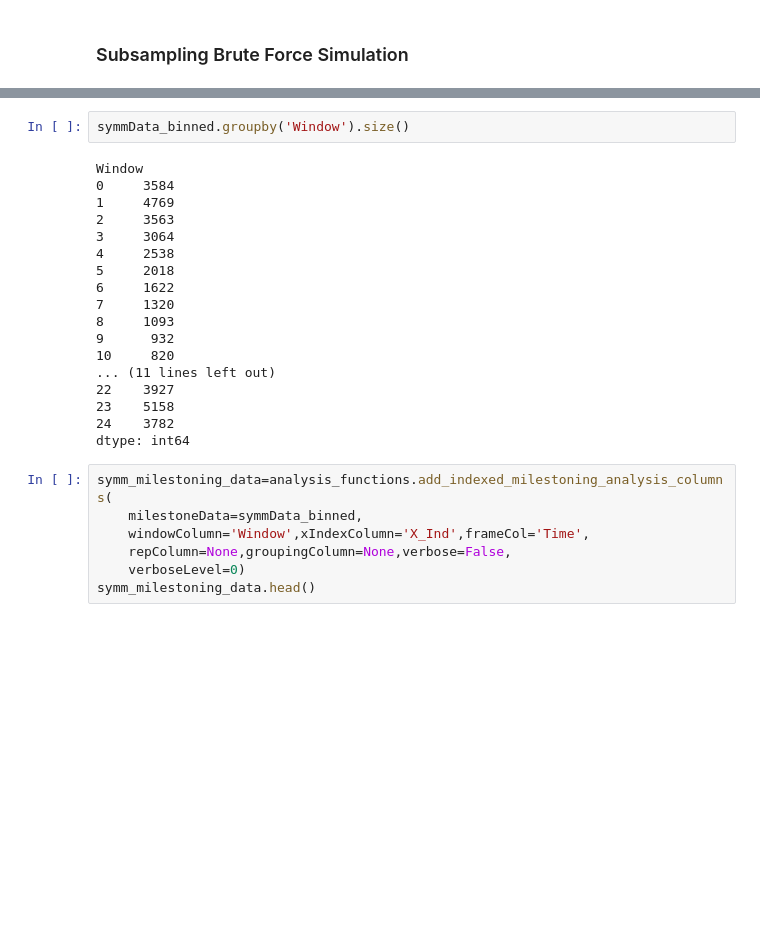
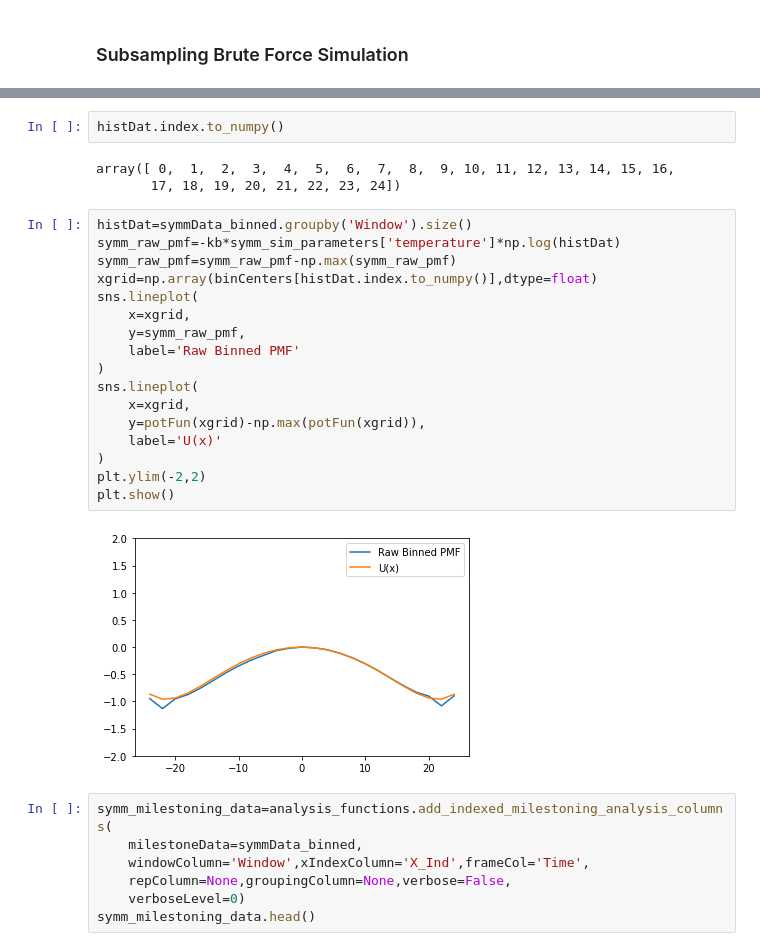
Before and after one commit to wesleymsmith/Milestone_Error_Analysis_Testing, a Jupyter notebook: Milestone_Polynomial_Model_Test.ipynb, the cells around one changed output, grey strips where cells are left out. Saved outputs shown, nothing was run; the diff lists cells and outputs as text; blank space fills up the shorter version.

```diff
--- a/Milestone_Polynomial_Model_Test.ipynb
+++ b/Milestone_Polynomial_Model_Test.ipynb
@@ -1533,23 +1306,27 @@ Please use `tqdm.notebook.tqdm` instead of `tqdm.tqdm_notebook`
-# %%
-symmData_binned.groupby('Window').size()
-# %% [output]
-Window
-0     3584
-1     4769
-2     3563
-3     3064
-4     2538
-5     2018
-6     1622
-7     1320
-8     1093
-9      932
-10     820
-... (11 lines left out)
-22    3927
-23    5158
-24    3782
-dtype: int64
+# %%
+histDat.index.to_numpy()
+# %% [output]
+array([ 0,  1,  2,  3,  4,  5,  6,  7,  8,  9, 10, 11, 12, 13, 14, 15, 16,
+       17, 18, 19, 20, 21, 22, 23, 24])
+# %%
+histDat=symmData_binned.groupby('Window').size()
+symm_raw_pmf=-kb*symm_sim_parameters['temperature']*np.log(histDat)
+symm_raw_pmf=symm_raw_pmf-np.max(symm_raw_pmf)
+xgrid=np.array(binCenters[histDat.index.to_numpy()],dtype=float)
+sns.lineplot(
+    x=xgrid,
+    y=symm_raw_pmf,
+    label='Raw Binned PMF'
+)
+sns.lineplot(
+    x=xgrid,
+    y=potFun(xgrid)-np.max(potFun(xgrid)),
+    label='U(x)'
+)
+plt.ylim(-2,2)
+plt.show()
+# %% [output]
+[figure, added]
 # %%
 symm_milestoning_data=analysis_functions.add_indexed_milestoning_analysis_columns(
     milestoneData=symmData_binned,
```
Also changed, not shown: parts of 28 cells of this notebook, 2 other files.
